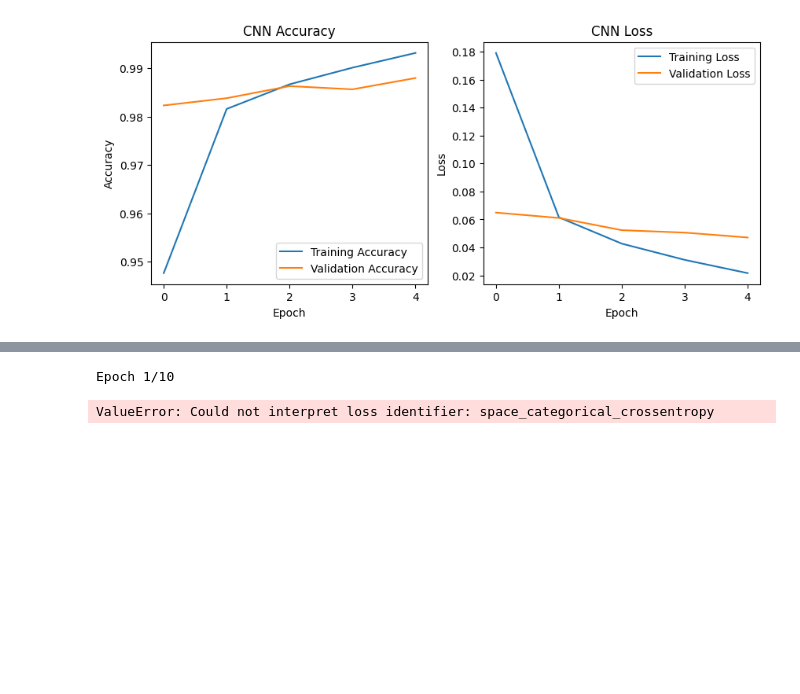
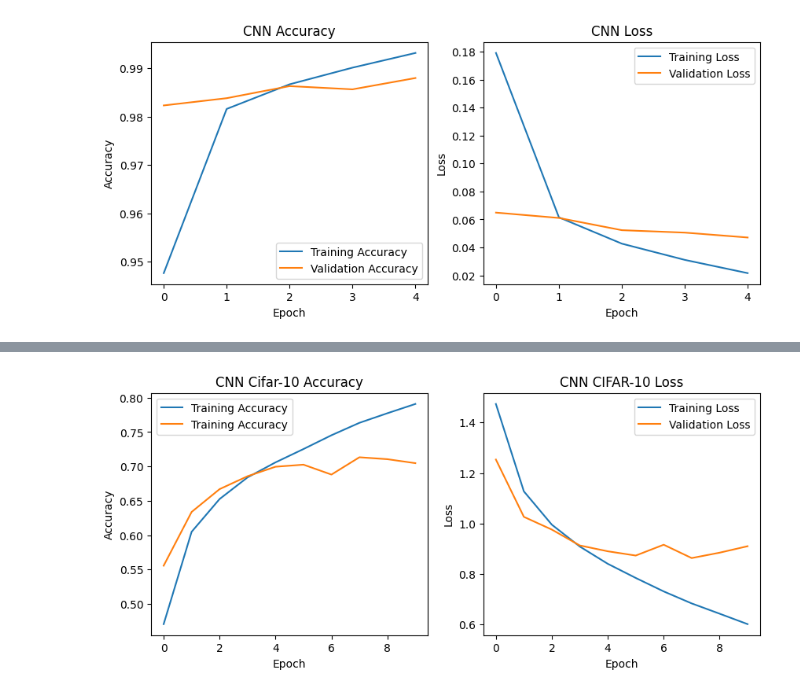
Before and after one commit to rafif22-sys/2025_VisiKomputer_TI-2A, a Jupyter notebook: Jobsheet02_VisiKomputer_RafifAli.ipynb, the cells around one changed output, grey strips where cells are left out. Saved outputs shown, nothing was run; the diff lists cells and outputs as text; code cells hidden in the pictures; blank space fills up the shorter version.

```diff
--- a/Jobsheet02_VisiKomputer_RafifAli.ipynb
+++ b/Jobsheet02_VisiKomputer_RafifAli.ipynb
@@ -106,7 +106,7 @@ model = models.Sequential([
 ])
 
 model.compile(optimizer='adam',
-              loss='space_categorical_crossentropy',
+              loss='sparse_categorical_crossentropy',
               metrics = ['accuracy']
               )
 
@@ -117,7 +117,7 @@ plt.figure(figsize=(10,4))
 
 plt.subplot(1,2,1)
 plt.plot(history.history['accuracy'], label='Training Accuracy')
-plt.plot(history.history['val_accuracy'], label='Training Accuracy')
+plt.plot(history.history['val_accuracy'], label='Validation Accuracy')
 plt.title('CNN Cifar-10 Accuracy')
 plt.xlabel('Epoch')
 plt.ylabel('Accuracy')
@@ -138,2 +156 @@ Downloading data from https://www.cs.toronto.edu/~kriz/cifar-10-python.tar.gz
-Epoch 1/10
-ValueError: Could not interpret loss identifier: space_categorical_crossentropy
+[figure, added]
```
Also changed, not shown: parts of 2 cells of this notebook.
